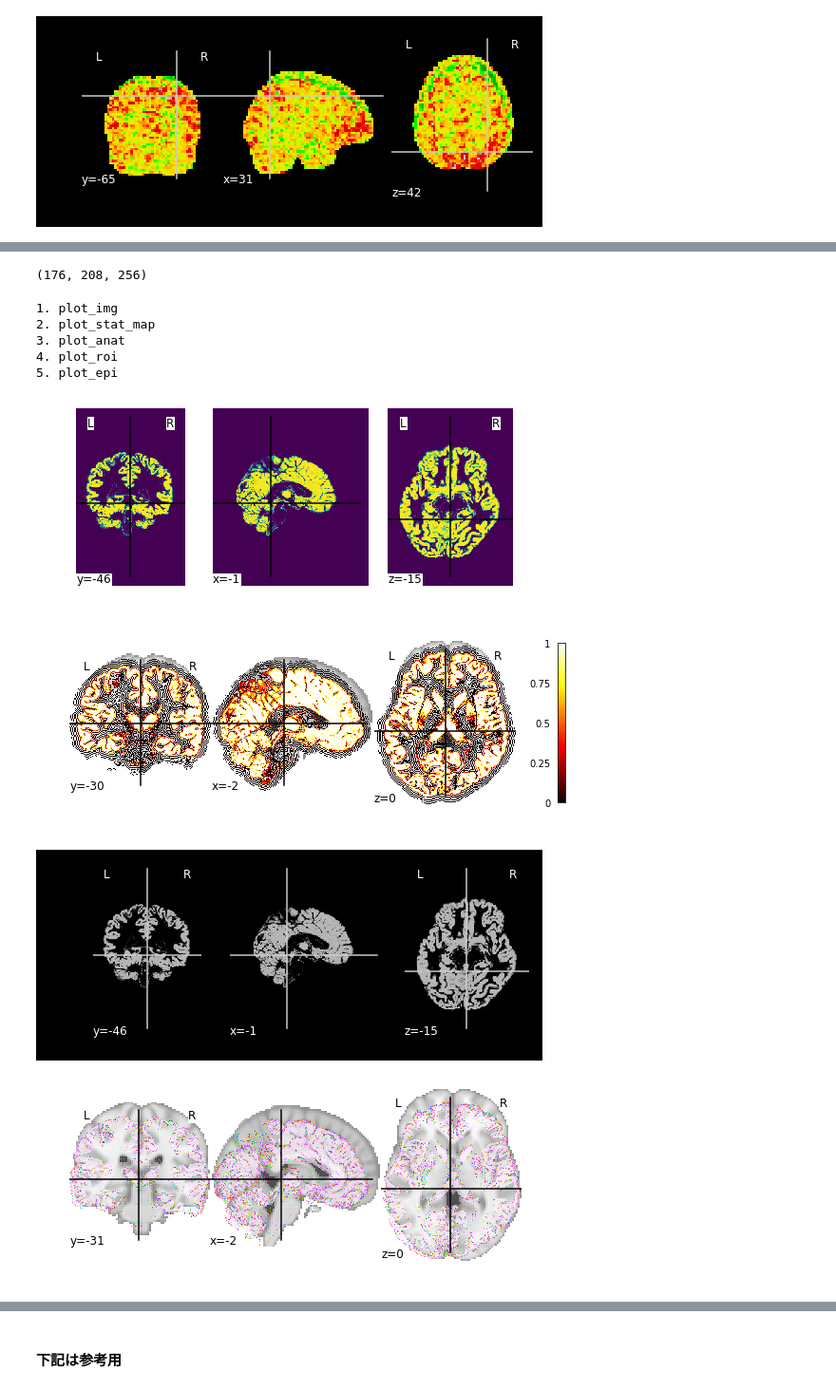
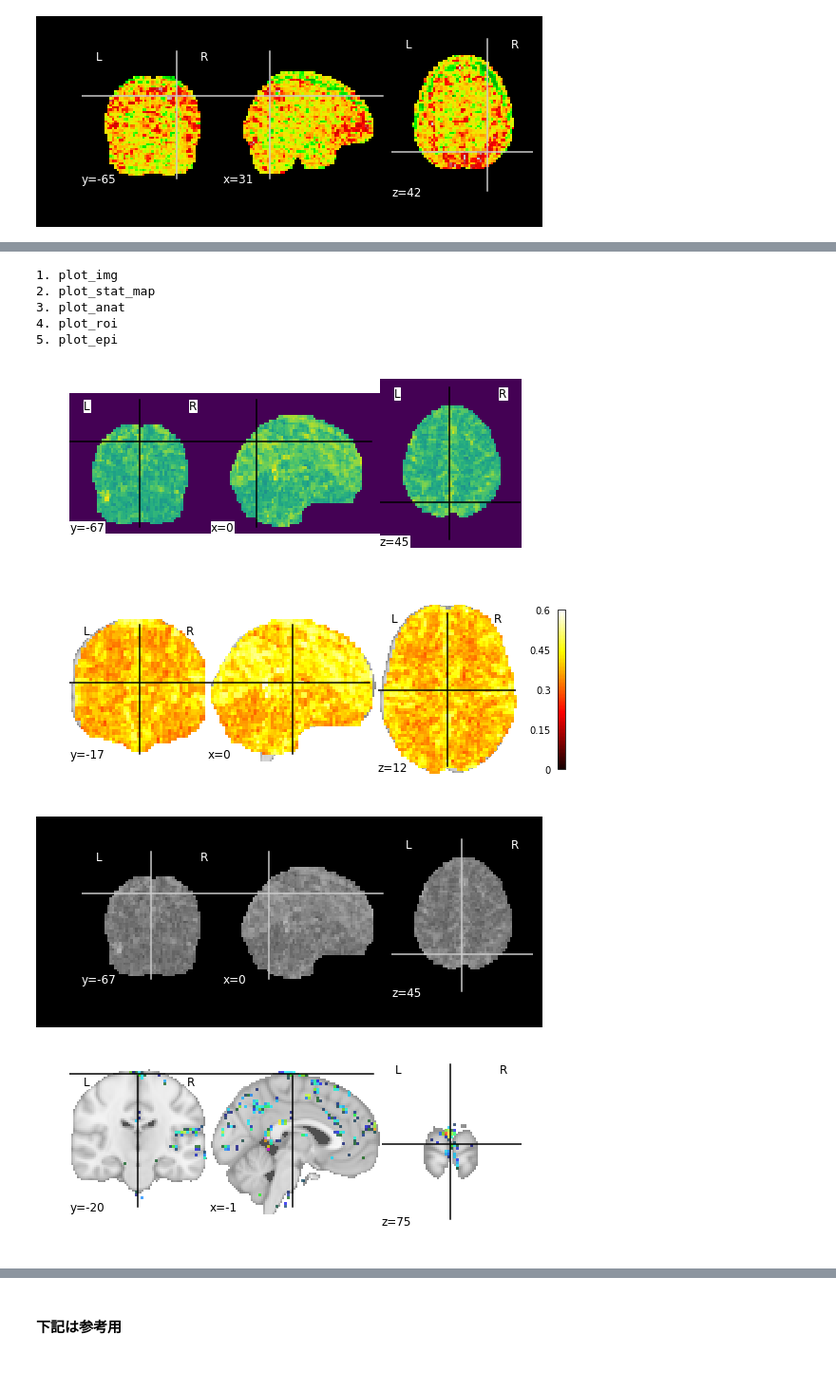
Before and after one commit to yasuyukiokubo/DiveIntoCode, a Jupyter notebook: presentation/presentation.ipynb, the cells around one changed output, grey strips where cells are left out. Shown: that part at 95% size. Cells and saved outputs as stored; diff of their text form; code cells hidden in the pictures.

```diff
--- a/presentation/presentation.ipynb
+++ b/presentation/presentation.ipynb
@@ -49 +44,11 @@ input_fMRI_fALFF
+# %%
+#C 画像データファイルのインポート
+'''
+input_fMRI_fALFF = glob.glob("/Users/yasu/school/presentation/datasets/ADHD200/ADHD200_RfMRI_1/results/fALFF_FunImgARCW/*.nii.gz")
+input_fMRI_fALFF
+'''
+input_fMRI_train_data =  glob.glob("/Users/yasu/school/presentation/datasets/ADHD200/foruse/fMRI/train_data/*.nii.gz")
+input_fMRI_test_data =   glob.glob("/Users/yasu/school/presentation/datasets/ADHD200/foruse/fMRI/test_data/*.nii.gz")
+input_fMRI_train_label = pd.read_csv("/Users/yasu/school/presentation/datasets/ADHD200/foruse/fMRI/train_label/train_label.csv")
+input_fMRI_test_label =  pd.read_csv("/Users/yasu/school/presentation/datasets/ADHD200/foruse/fMRI/test_label/test_label.csv")
 # %%
@@ -137,37 +90,21 @@ input_sMRI_GM
-# %%
-#C 画像データの次元の確認
-
-img_sMRI_GM = nib.load(input_sMRI_GM[0])
-img_sMRI_GM.shape
-
-#C 次元の「縦、横、奥行」はマチマチなのでサイズを統一する必要がある。
-#? 統一する下記方法から最適なものを選ぶ
-#? - 画像の縮小、拡大
-#? - 画像のセンタリング
-#? - パディング
-#? - 画像の切り取り
-# %% [output]
-(176, 208, 256)
 # %%
-#C 画像データの画像の確認(プロット)
-
-plotting.plot_img(img_sMRI_GM)
+plotting.plot_img(input_fMRI_test_data[0])
 print("1. plot_img")
-plotting.plot_stat_map(img_sMRI_GM)
+plotting.plot_stat_map(input_fMRI_test_data[0])
 print("2. plot_stat_map")
-plotting.plot_anat(img_sMRI_GM)
+plotting.plot_anat(input_fMRI_test_data[0])
 print("3. plot_anat")
-plotting.plot_roi(img_sMRI_GM)
+plotting.plot_roi(input_fMRI_test_data[0])
 print("4. plot_roi")
-plotting.plot_epi(img_sMRI_GM)
+plotting.plot_epi(input_fMRI_test_data[0])
 print("5. plot_epi")
 # %% [output]
 1. plot_img
 2. plot_stat_map
 3. plot_anat
 4. plot_roi
 5. plot_epi
-[figure, old version]
+[figure, new version]
-[figure, old version]
+[figure, new version]
-[figure, old version]
+[figure, new version]
-[figure, old version]
+[figure, new version]
```
Also changed, not shown: parts of 19 cells of this notebook.
